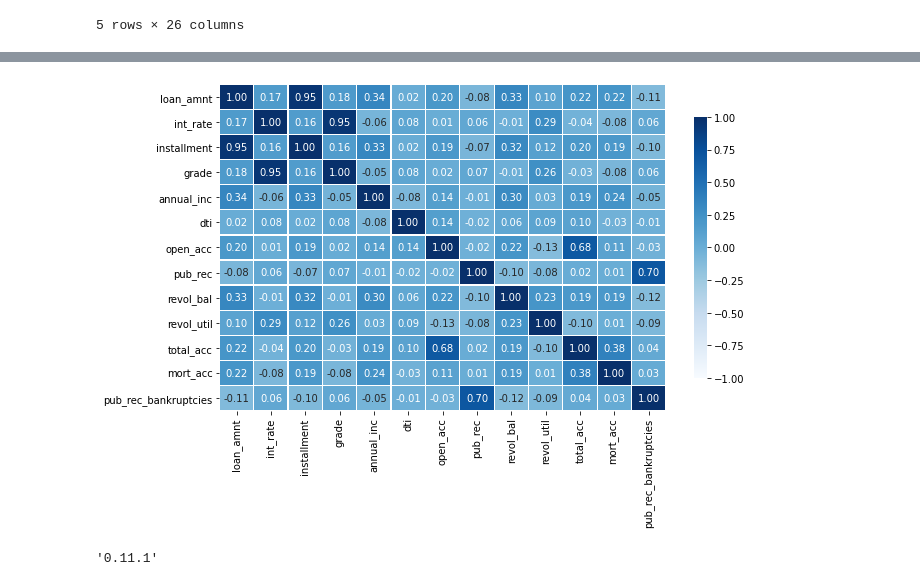
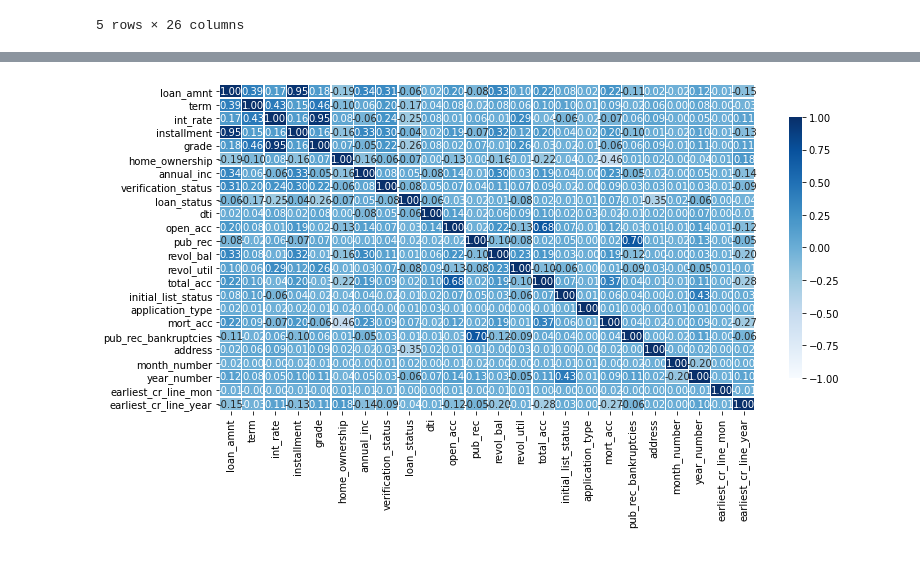
Before and after one commit to jatindera/MLProjects, a Jupyter notebook: Loan-Classifier.ipynb, the cells around one changed output, grey strips where cells are left out. Drawn from its saved outputs; the diff is of its cells as text; code cells hidden in the pictures.

```diff
--- a/Loan-Classifier.ipynb
+++ b/Loan-Classifier.ipynb
@@ -287,3 +620,18 @@ df = df.drop("sub_grade", axis=1)
+# %%
+df["term"]= label_encoder.fit_transform(df["term"])
+# %%
+df["address"] = pd.to_numeric(df["address"])
+# %%
+month_number = df['earliest_cr_line'].str[:3]
+d = {'Jan':1, 'Feb':2, 'Mar':3, 'Apr':4,'May':5, 'Jun':6, 'Jul':7, 'Aug':8,'Sep':9, 'Oct':10, 'Nov':11, 'Dec':12}
+df['earliest_cr_line_mon'] = pd.Series(month_number)
+df['earliest_cr_line_mon'] = df['earliest_cr_line_mon'].map(d)
+
+year_number = df['earliest_cr_line'].str[-4:]
+df['earliest_cr_line_year'] = pd.Series(year_number)
+df["earliest_cr_line_year"]= label_encoder.fit_transform(df["earliest_cr_line_year"])
+# %%
+df = df.drop(["earliest_cr_line"], axis=1)
 # %%
 df.head(5)
 # %% [output]
@@ -297,17 +645,13 @@ df.head(5)
 # %%
 # correlation heat map
-plt.figure(figsize=(10, 6))
+plt.figure(figsize=(12, 6))
 df_corr = df.corr()
 
 # min -1 and max +1 as we are plotting correlation
 sns.heatmap(df.corr(), cmap="Blues", annot=True, fmt=".2f", vmin= -1.0, vmax=1.0,
            linewidth=0.3, cbar_kws={"shrink": .8})
 # yticks
 plt.yticks(rotation=0)
 plt.show()
 # %% [output]
-[figure, old version]
+[figure, new version]
-# %%
-sns.__version__
-# %% [output]
-'0.11.1'
```
Also changed, not shown: parts of 52 cells of this notebook.
